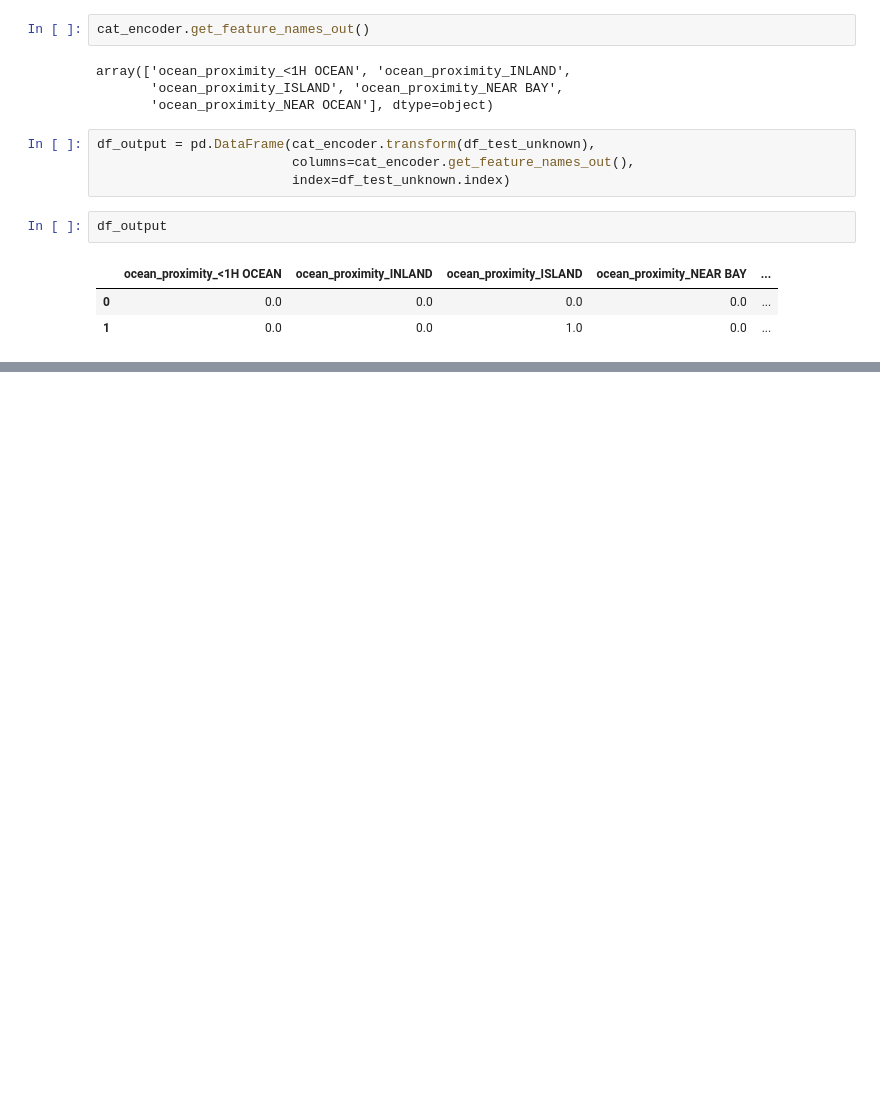
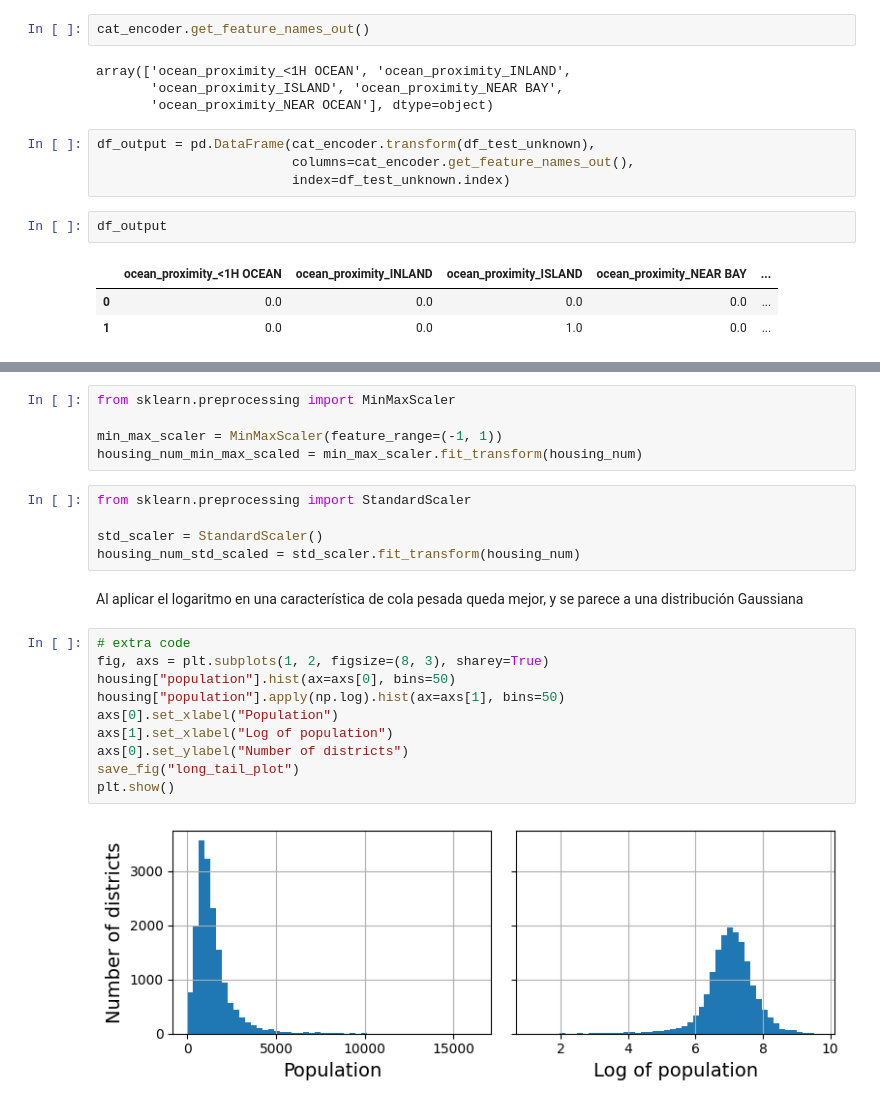
Before and after one commit to Gsus329/Machine-Learning, a Jupyter notebook: Proyecto__1.ipynb, the cells around one changed output, grey strips where cells are left out. Drawn from its saved outputs; the diff is of its cells as text; blank space fills up the shorter version.

```diff
--- a/Proyecto__1.ipynb
+++ b/Proyecto__1.ipynb
@@ -644,0 +665,24 @@ df_output
+# %%
+from sklearn.preprocessing import MinMaxScaler
+
+min_max_scaler = MinMaxScaler(feature_range=(-1, 1))
+housing_num_min_max_scaled = min_max_scaler.fit_transform(housing_num)
+# %%
+from sklearn.preprocessing import StandardScaler
+
+std_scaler = StandardScaler()
+housing_num_std_scaled = std_scaler.fit_transform(housing_num)
+# %% [markdown]
+Al aplicar el logaritmo en una característica de cola pesada queda mejor, y se parece a una distribución Gaussiana
+# %%
+# extra code
+fig, axs = plt.subplots(1, 2, figsize=(8, 3), sharey=True)
+housing["population"].hist(ax=axs[0], bins=50)
+housing["population"].apply(np.log).hist(ax=axs[1], bins=50)
+axs[0].set_xlabel("Population")
+axs[1].set_xlabel("Log of population")
+axs[0].set_ylabel("Number of districts")
+save_fig("long_tail_plot")
+plt.show()
+# %% [output]
+[figure, added]
```
Also changed, not shown: parts of 118 cells of this notebook.
